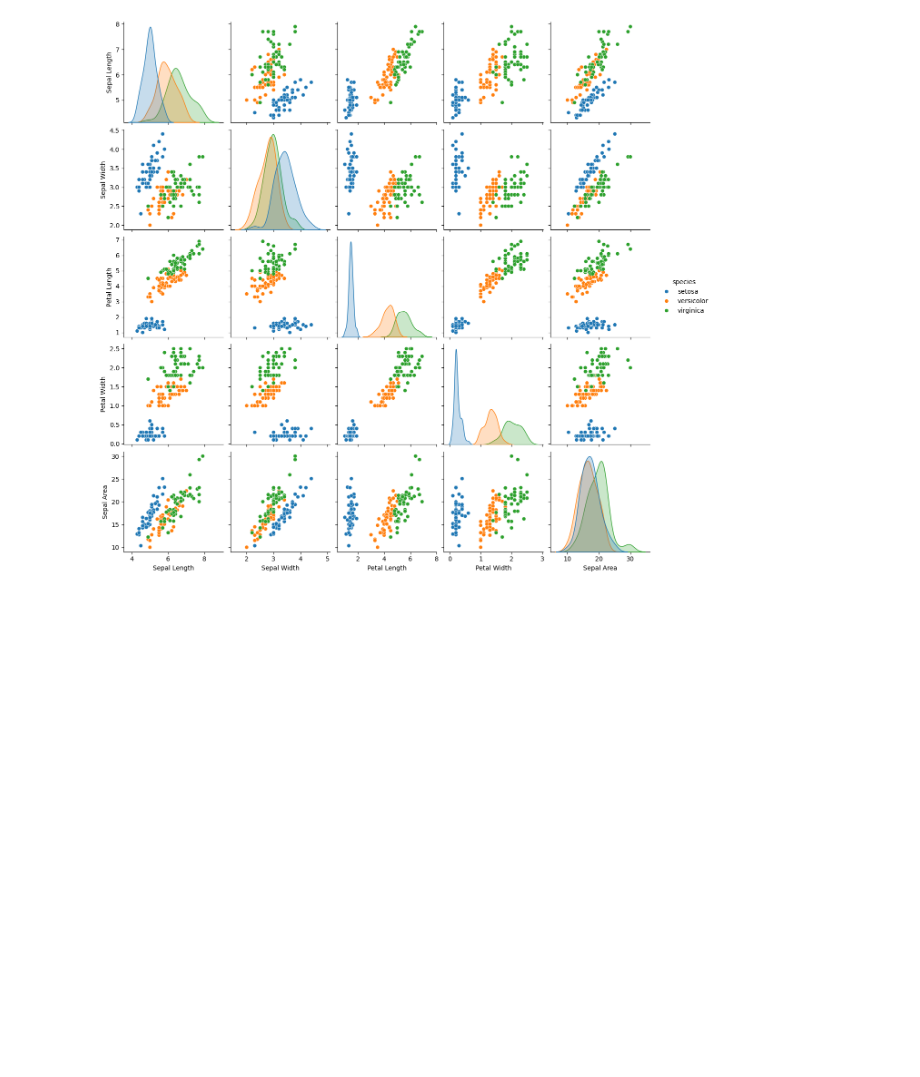
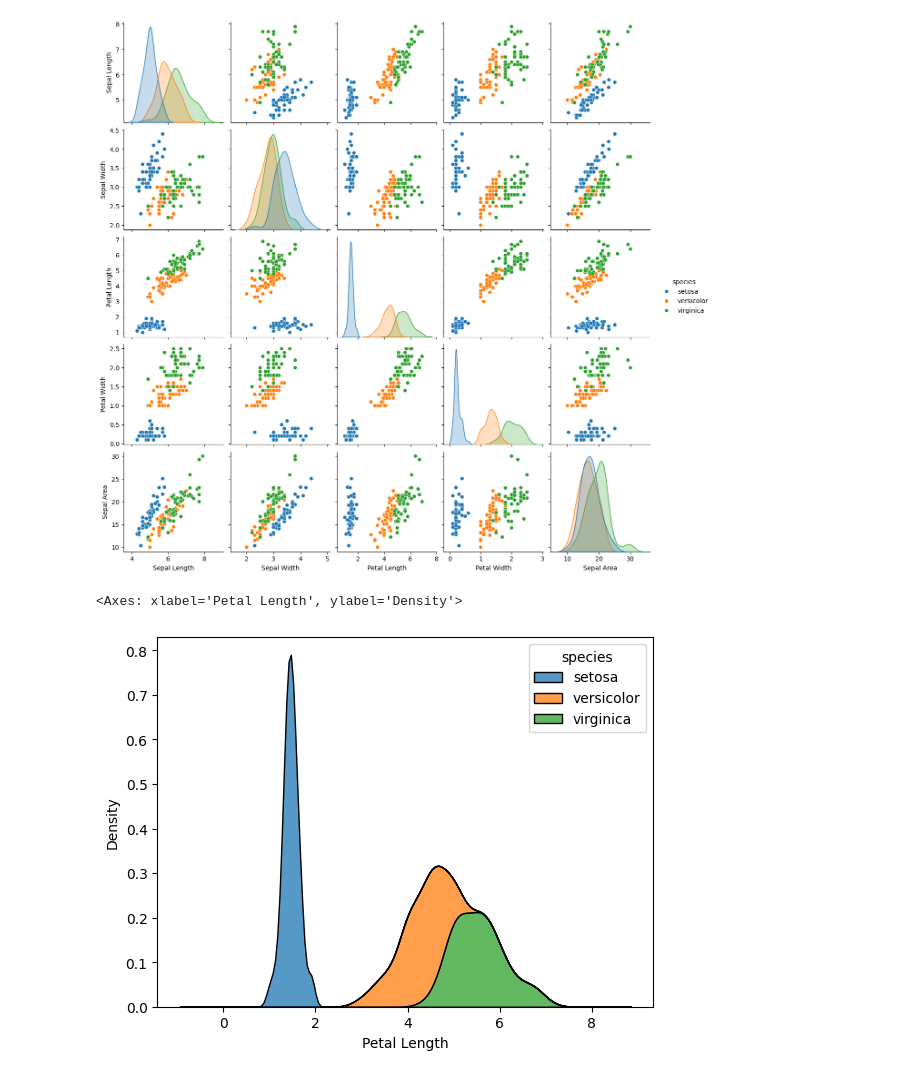
Before and after one commit to Brennanlehman/datafun-04-jupyter, a Jupyter notebook: brennan_eda.ipynb, the cells around one changed output. Cells and saved outputs as stored; diff of their text form; code cells hidden in the pictures; blank space fills up the shorter version.

```diff
--- a/brennan_eda.ipynb
+++ b/brennan_eda.ipynb
@@ -126,3 +126,9 @@ sns.pairplot(df, hue='species')
 plt.show()
 # %% [output]
 [figure]
+# %%
+# Kernel Density Estimation example
+sns.kdeplot(df, x="Petal Length", hue="species", multiple="stack")
+# %% [output]
+<Axes: xlabel='Petal Length', ylabel='Density'>
+[figure, added]
```
Also changed, not shown: parts of 3 cells of this notebook.
